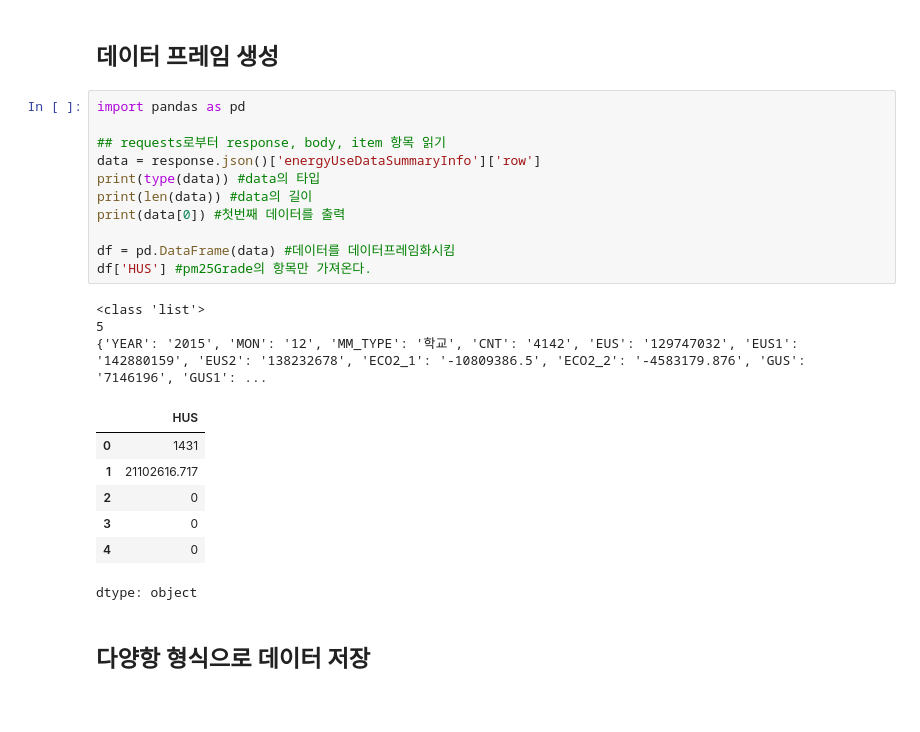
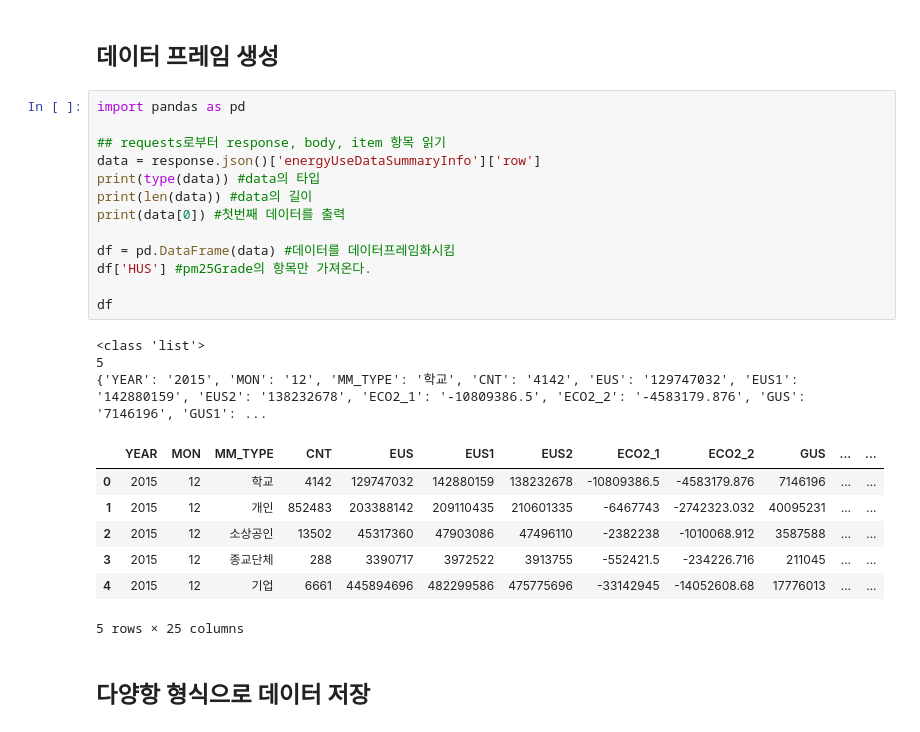
Before and after one commit to youlee203knou/Data-Analysis-with-Open-Source, a Jupyter notebook: 오픈소스_데이터_분석_5강.ipynb, the cells around one changed output. Saved outputs shown, nothing was run; the diff lists cells and outputs as text.

```diff
--- a/오픈소스_데이터_분석_5강.ipynb
+++ b/오픈소스_데이터_분석_5강.ipynb
@@ -171,25 +171,27 @@ response.json()
 # %%
 import pandas as pd
 
 ## requests로부터 response, body, item 항목 읽기
 data = response.json()['energyUseDataSummaryInfo']['row']
 print(type(data)) #data의 타입
 print(len(data)) #data의 길이
 print(data[0]) #첫번째 데이터를 출력
 
 df = pd.DataFrame(data) #데이터를 데이터프레임화시킴
 df['HUS'] #pm25Grade의 항목만 가져온다.
+
+df
 # %% [output]
 <class 'list'>
 5
 {'YEAR': '2015', 'MON': '12', 'MM_TYPE': '학교', 'CNT': '4142', 'EUS': '129747032', 'EUS1': '142880159', 'EUS2': '138232678', 'ECO2_1': '-10809386.5', 'ECO2_2': '-4583179.876', 'GUS': '7146196', 'GUS1': ...
-|  | HUS |
-| 0 | 1431 |
-| 1 | 21102616.717 |
-| 2 | 0 |
-| 3 | 0 |
-| 4 | 0 |
+|  | YEAR | MON | MM_TYPE | CNT | EUS | EUS1 | EUS2 | ECO2_1 | ECO2_2 | GUS | ... | ... |
+| 0 | 2015 | 12 | 학교 | 4142 | 129747032 | 142880159 | 138232678 | -10809386.5 | -4583179.876 | 7146196 | ... | ... |
+| 1 | 2015 | 12 | 개인 | 852483 | 203388142 | 209110435 | 210601335 | -6467743 | -2742323.032 | 40095231 | ... | ... |
+| 2 | 2015 | 12 | 소상공인 | 13502 | 45317360 | 47903086 | 47496110 | -2382238 | -1010068.912 | 3587588 | ... | ... |
+| 3 | 2015 | 12 | 종교단체 | 288 | 3390717 | 3972522 | 3913755 | -552421.5 | -234226.716 | 211045 | ... | ... |
+| 4 | 2015 | 12 | 기업 | 6661 | 445894696 | 482299586 | 475775696 | -33142945 | -14052608.68 | 17776013 | ... | ... |
-dtype: object
+5 rows × 25 columns
 # %% [markdown]
 ## 다양항 형식으로 데이터 저장
 # %%
```
